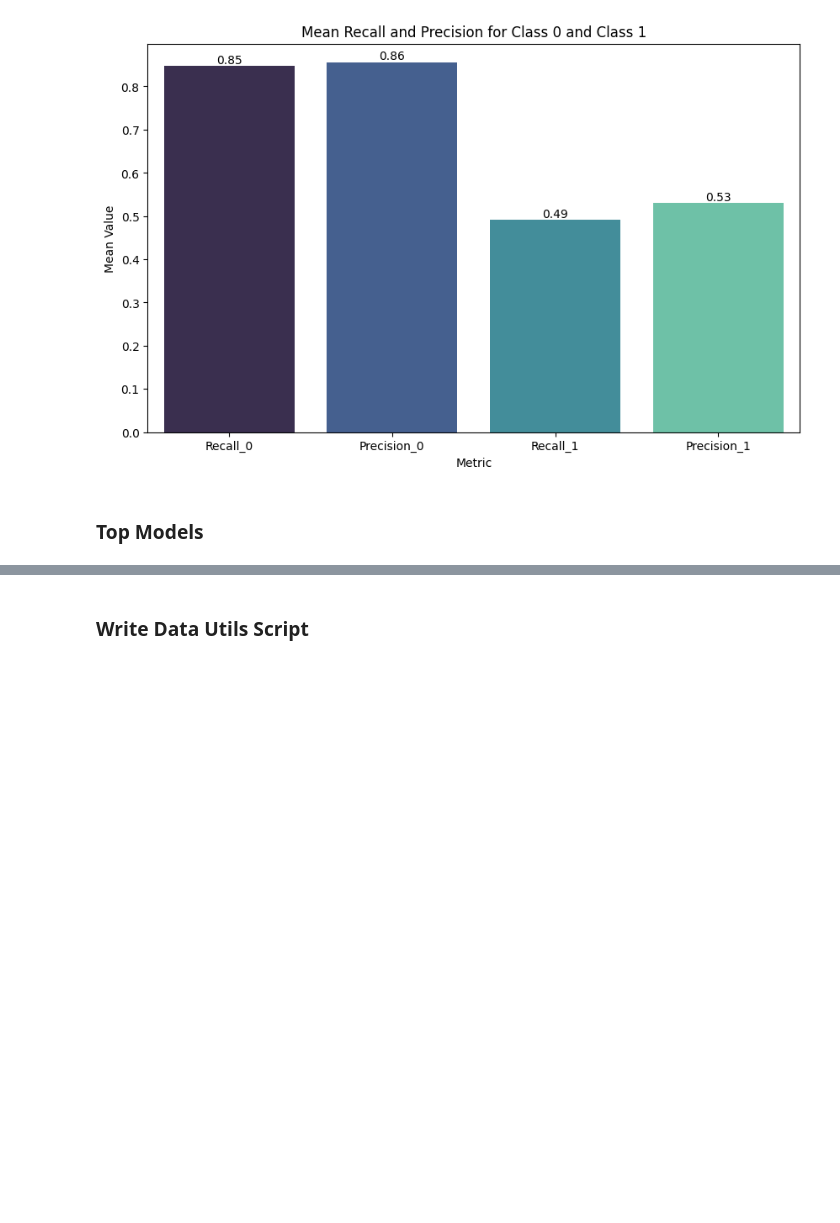
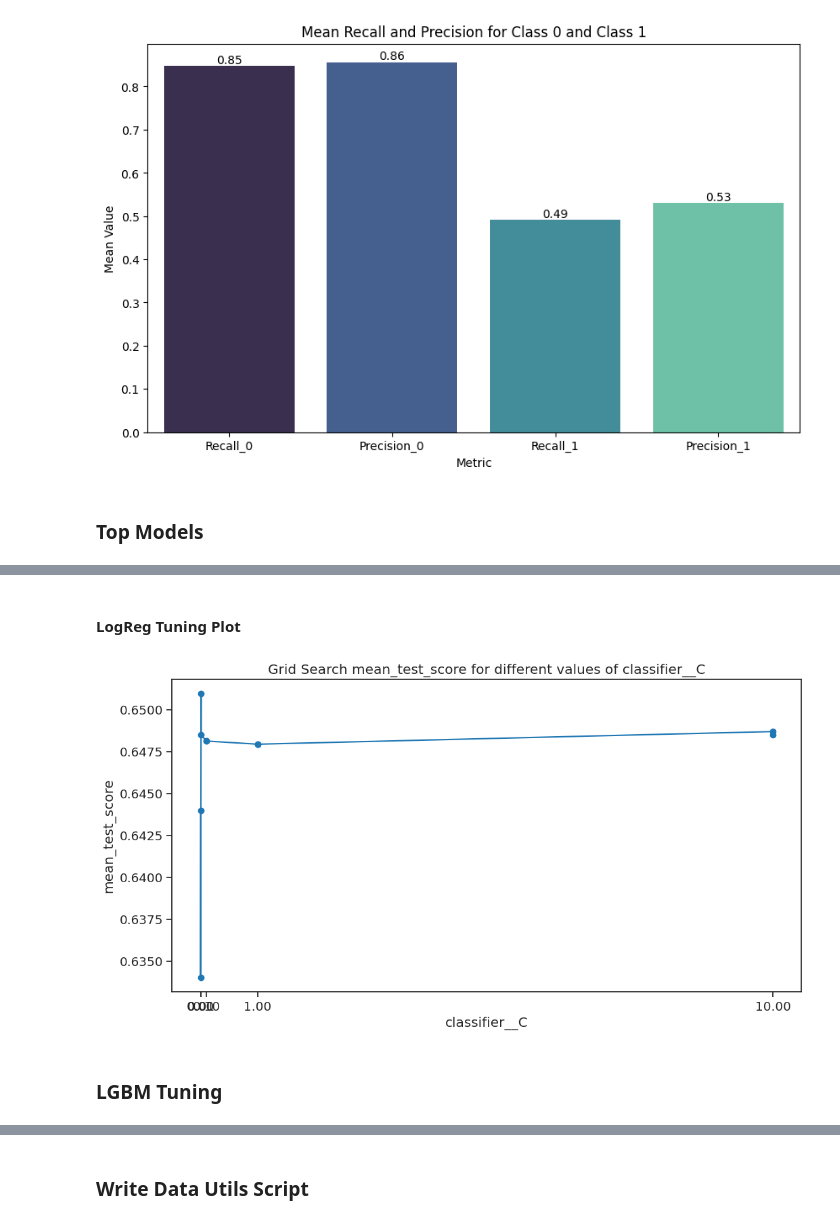
Before and after one commit to micah-shull/Machine_Learning_Pipelines, a Jupyter notebook: pipelines_16_ensemble_045_imbalanced_data.ipynb, the cells around one changed output, grey strips where cells are left out. Drawn from its saved outputs; the diff is of its cells as text; code cells hidden in the pictures; blank space fills up the shorter version.

```diff
--- a/pipelines_16_ensemble_045_imbalanced_data.ipynb
+++ b/pipelines_16_ensemble_045_imbalanced_data.ipynb
@@ -155,0 +210,36 @@ top3_combined_df[['Model', 'Experiment', metric ]]
+# %% [markdown]
+#### LogReg Tuning Plot
+# %%
+# Extract the results from GridSearchCV
+results = grid_lr.cv_results_
+
+# Create a DataFrame with the results
+results_df = pd.DataFrame(results)
+
+# Function to plot line charts of grid search results
+def plot_simple_line_chart_grid_search(results_df, param, score='mean_test_score'):
+    plt.figure(figsize=(12, 6))
+    sns.set_context("notebook", font_scale=1.2)
+    sns.set_style("ticks")
+
+    # Extract the values of the specified parameter
+    unique_params = results_df[f'param_{param}'].unique()
+
+    # Ensure that the parameter values are numeric
+    unique_params = np.array(unique_params, dtype=float)
+
+    # Plot the results
+    plt.plot(results_df[f'param_{param}'].astype(float), results_df[score], marker='o')
+
+    plt.title(f'Grid Search {score} for different values of {param}')
+    plt.xlabel(param)
+    plt.ylabel(score)
+    plt.xticks(unique_params, labels=[f'{param:.2f}' for param in unique_params])  # Format x-ticks to 2 decimals
+    plt.show()
+
+# Example usage
+plot_simple_line_chart_grid_search(results_df, 'classifier__C', score='mean_test_score')
+# %% [output]
+[figure, added]
+# %% [markdown]
+### LGBM Tuning
```
Also changed, not shown: parts of 16 cells of this notebook.
